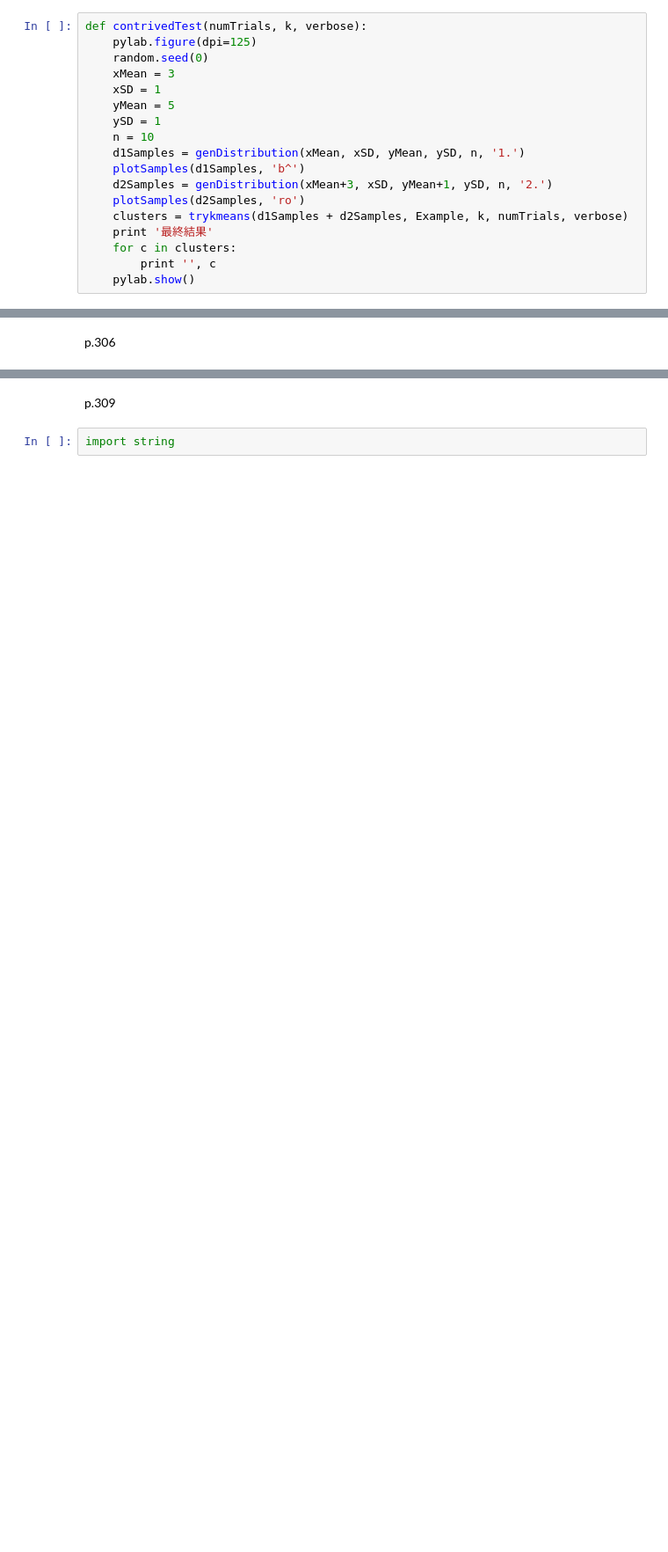
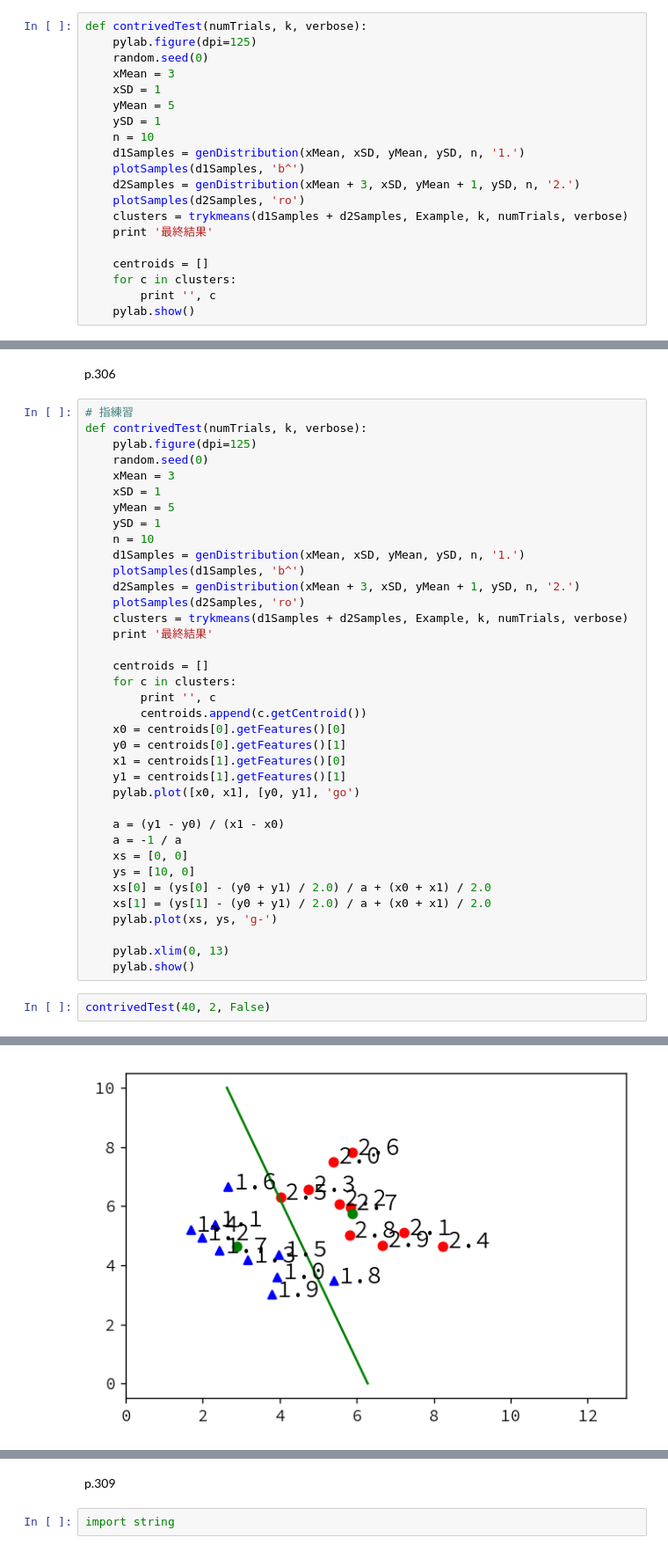
Before and after one commit to akokubo/jupyter-notebook-python2, a Jupyter notebook: 第19章 機械学習はやわかり.ipynb, the cells around one changed output, grey strips where cells are left out. Shown at 88% size. Cells and saved outputs as stored; diff of their text form; blank space fills up the shorter version.

```diff
--- a/第19章 機械学習はやわかり.ipynb
+++ b/第19章 機械学習はやわかり.ipynb
@@ -278,10 +278,12 @@ def contrivedTest(numTrials, k, verbose):
     n = 10
     d1Samples = genDistribution(xMean, xSD, yMean, ySD, n, '1.')
     plotSamples(d1Samples, 'b^')
-    d2Samples = genDistribution(xMean+3, xSD, yMean+1, ySD, n, '2.')
+    d2Samples = genDistribution(xMean + 3, xSD, yMean + 1, ySD, n, '2.')
     plotSamples(d2Samples, 'ro')
     clusters = trykmeans(d1Samples + d2Samples, Example, k, numTrials, verbose)
     print '最終結果'
+
+    centroids = []
     for c in clusters:
         print '', c
     pylab.show()
@@ -318,2 +320,42 @@ contrivedTest(40, 2, False)
 # %% [markdown]
 p.306
+# %%
+# 指練習
+def contrivedTest(numTrials, k, verbose):
+    pylab.figure(dpi=125)
+    random.seed(0)
+    xMean = 3
+    xSD = 1
+    yMean = 5
+    ySD = 1
+    n = 10
+    d1Samples = genDistribution(xMean, xSD, yMean, ySD, n, '1.')
+    plotSamples(d1Samples, 'b^')
+    d2Samples = genDistribution(xMean + 3, xSD, yMean + 1, ySD, n, '2.')
+    plotSamples(d2Samples, 'ro')
+    clusters = trykmeans(d1Samples + d2Samples, Example, k, numTrials, verbose)
+    print '最終結果'
+
+    centroids = []
+    for c in clusters:
+        print '', c
+        centroids.append(c.getCentroid())
+    x0 = centroids[0].getFeatures()[0]
+    y0 = centroids[0].getFeatures()[1]
+    x1 = centroids[1].getFeatures()[0]
+    y1 = centroids[1].getFeatures()[1]
+    pylab.plot([x0, x1], [y0, y1], 'go')
+
+    a = (y1 - y0) / (x1 - x0)
+    a = -1 / a
+    xs = [0, 0]
+    ys = [10, 0]
+    xs[0] = (ys[0] - (y0 + y1) / 2.0) / a + (x0 + x1) / 2.0
+    xs[1] = (ys[1] - (y0 + y1) / 2.0) / a + (x0 + x1) / 2.0
+    pylab.plot(xs, ys, 'g-')
+
+    pylab.xlim(0, 13)
+    pylab.show()
+# %%
+contrivedTest(40, 2, False)
+# %% [output]
@@ -320,3 +367,4 @@ p.306
+[figure, added]
 # %%
 def contrivedTest2(numTrials, k, verbose):
     pylab.figure(dpi=125)
```
Also changed, not shown: parts of 14 cells of this notebook, 3 other files.
